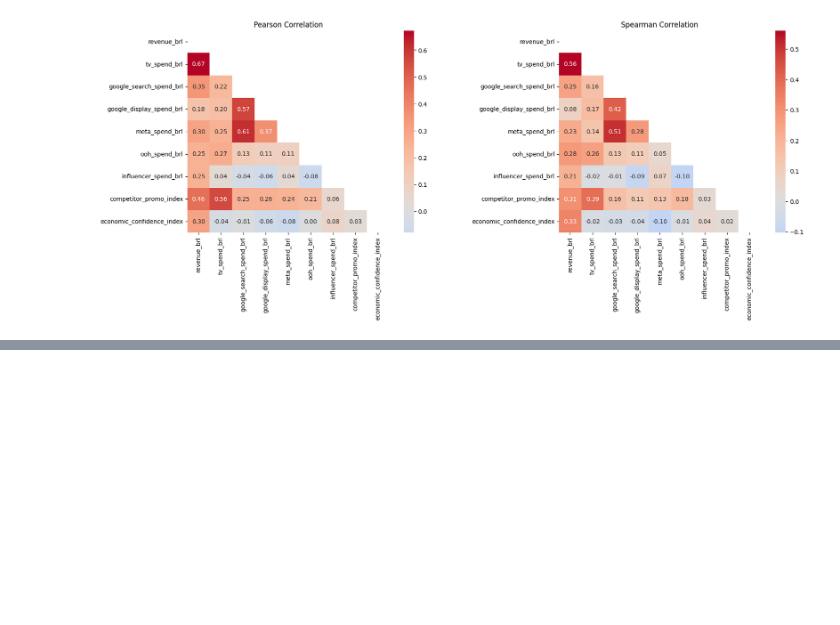
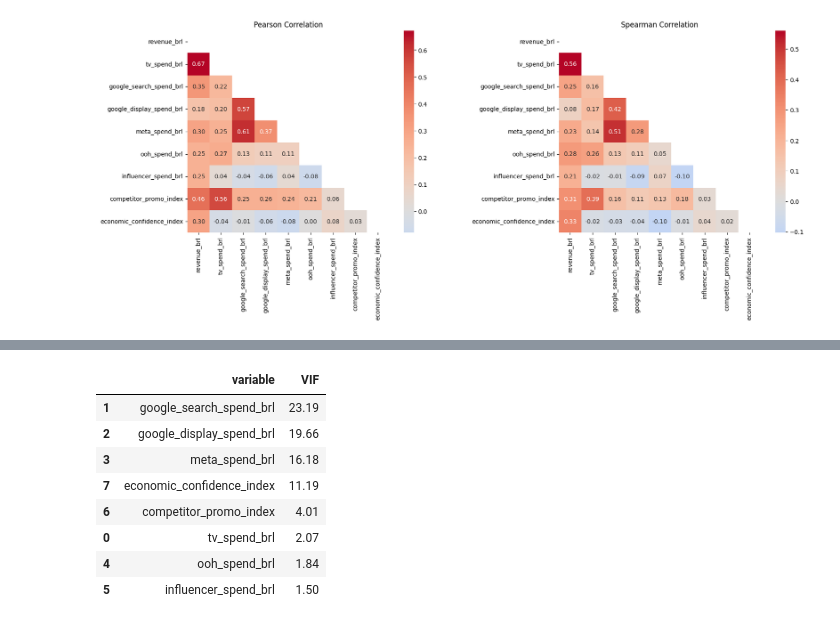
Before and after one commit to TiagoTBarreto/MMM_VAREJO_360, a Jupyter notebook: Case_Tecnico_Uncover_MMM.ipynb, the cells around one changed output, grey strips where cells are left out. Cells and saved outputs as stored; diff of their text form; code cells hidden in the pictures; blank space fills up the shorter version.

```diff
--- a/Case_Tecnico_Uncover_MMM.ipynb
+++ b/Case_Tecnico_Uncover_MMM.ipynb
@@ -504,0 +516,33 @@ plt.show()
+# %%
+cols = [
+    "tv_spend_brl",
+    "google_search_spend_brl",
+    "google_display_spend_brl",
+    "meta_spend_brl",
+    "ooh_spend_brl",
+    "influencer_spend_brl",
+    "competitor_promo_index",
+    "economic_confidence_index"
+]
+
+X = df2[cols].copy()
+
+# remove NA se tiver
+X = X.dropna()
+
+# calcula VIF
+vif = pd.DataFrame()
+vif["variable"] = X.columns
+vif["VIF"] = [variance_inflation_factor(X.values, i) for i in range(X.shape[1])]
+
+vif.sort_values("VIF", ascending=False)
+# %% [output]
+|  | variable | VIF |
+| 1 | google_search_spend_brl | 23.19 |
+| 2 | google_display_spend_brl | 19.66 |
+| 3 | meta_spend_brl | 16.18 |
+| 7 | economic_confidence_index | 11.19 |
+| 6 | competitor_promo_index | 4.01 |
+| 0 | tv_spend_brl | 2.07 |
+| 4 | ooh_spend_brl | 1.84 |
+| 5 | influencer_spend_brl | 1.50 |
```
Also changed, not shown: parts of 2 cells of this notebook.
